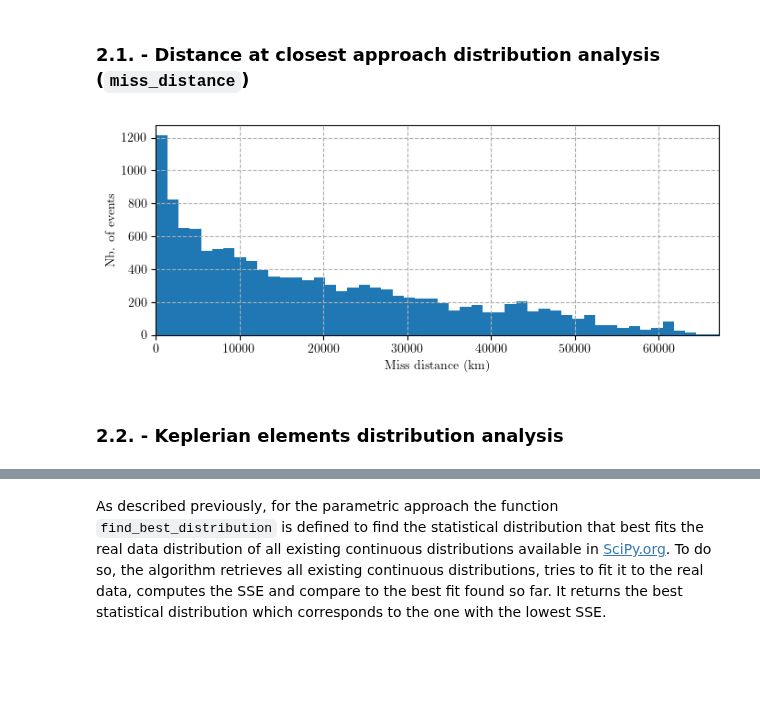
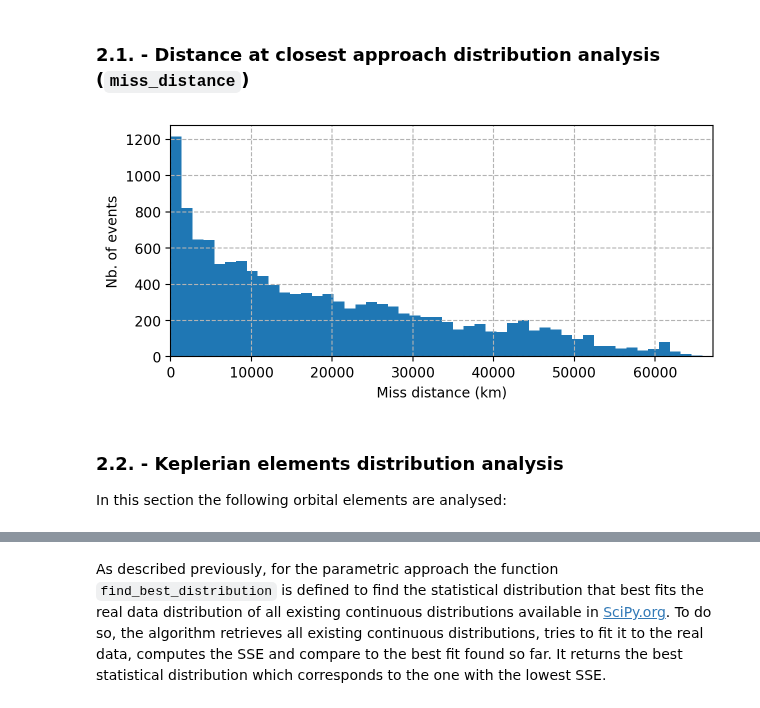
Before and after one commit to JJavierRosales/scapy, a Jupyter notebook: notebooks/Kelvins - Collision Avoidance Challenge + EDA.ipynb, the cells around one changed output, grey strips where cells are left out. Cells and saved outputs as stored; diff of their text form; code cells hidden in the pictures; blank space fills up the shorter version.

```diff
--- a/notebooks/Kelvins - Collision Avoidance Challenge + EDA.ipynb
+++ b/notebooks/Kelvins - Collision Avoidance Challenge + EDA.ipynb
@@ -132,9 +141,9 @@ from IPython.display import clear_output
 import os
 from pathlib import Path
 
-# Get current working directory path for the tool parent folder.
-cwd = str(Path(os.getcwd()).parents[0])
-print('Parent working directory: %s' % cwd)
+# Get current working directory path for the tool parent folder and print it.
+cwd = str(Path(os.getcwd()).parents[0]) if 'Tool' not in os.getcwd() else str(Path(os.getcwd()))
+print('Parent working directory: \n%s' % cwd)
 
 # Import pandas library to handle datasets
 import pandas as pd
@@ -219,25 +229,28 @@ def get_std_data_limits(data, threshold):
 # %%
 # Import matplotlib library to create plots
 %matplotlib inline
+%config InlineBackend.figure_format='retina'
 from matplotlib import rc
 import matplotlib.pyplot as plt
 
 # Set rendering parameters to use TeX font.
-rc('font', **{'family': 'serif', 'serif': ['Computer Modern']})
-rc('text', usetex=True)
+#rc('font', **{'family': 'serif', 'serif': ['Computer Modern']})
+#rc('text', usetex=True)
 
 # Plot histogram of miss_distance
-plt.figure(figsize=(7,3), layout='tight')
+plt.figure(figsize=(7,3))
 plt.hist(df_lastCDM['miss_distance'], bins = 50)
 plt.xlim(0, df_lastCDM['miss_distance'].max())
 plt.ylabel(r'Nb. of events')
 plt.xlabel(r'Miss distance (km)')
 plt.grid(True, linestyle='--')
 plt.show()
 # %% [output]
-[figure, old version]
+[figure, new version]
 # %% [markdown]
 ### 2.2. - Keplerian elements distribution analysis
+
+In this section the following orbital elements are analysed:
 # %%
 # Define dictionary to differenciate target vs chaser objects
 objects = {'target':'t', 'chaser':'c'}
```
Also changed, not shown: parts of 6 cells of this notebook.
